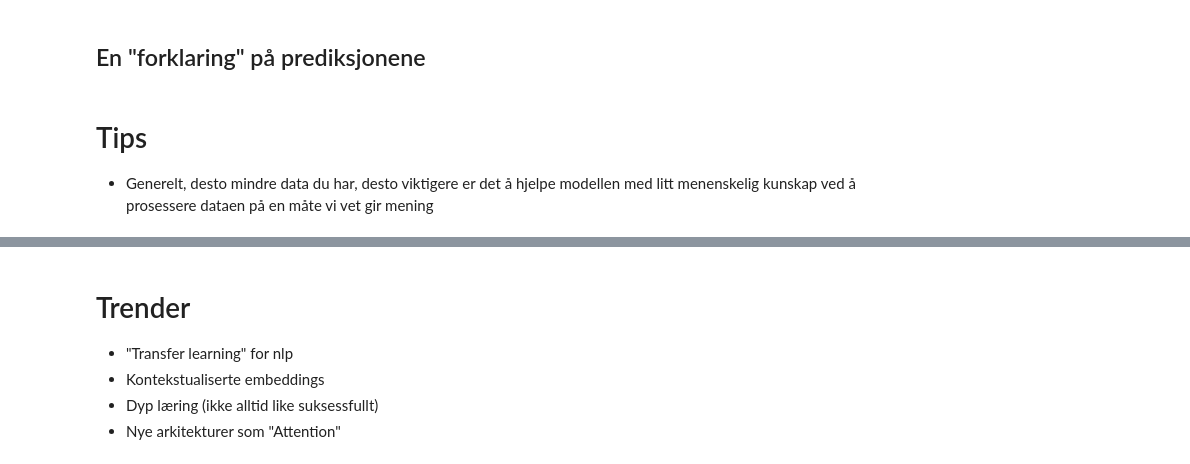
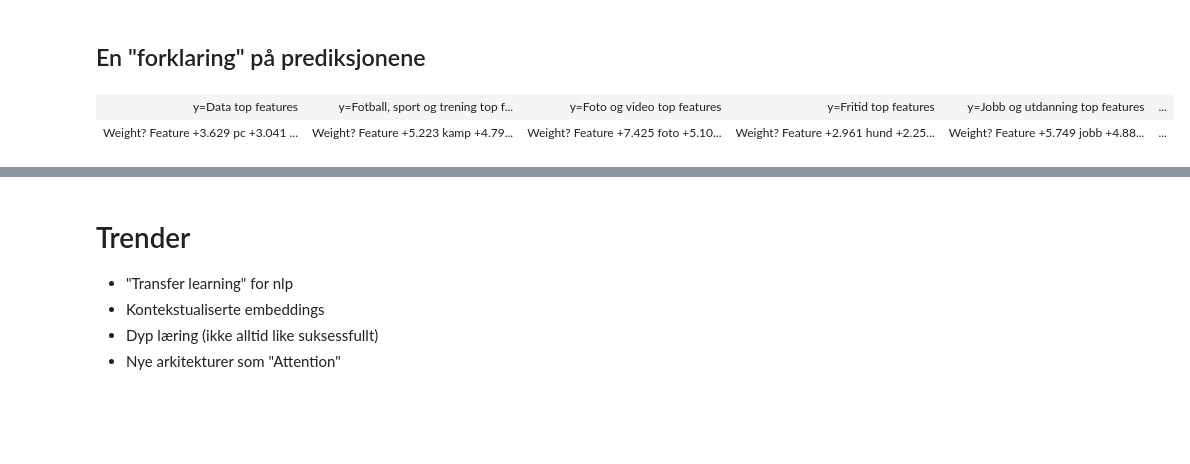
Before and after one commit to peterts/nlp-intro, a Jupyter notebook: notebooks/Presentation.ipynb, the cells around one changed output, grey strips where cells are left out. Saved outputs shown, nothing was run; the diff lists cells and outputs as text; code cells hidden in the pictures; blank space fills up the shorter version.

```diff
--- a/notebooks/Presentation.ipynb
+++ b/notebooks/Presentation.ipynb
@@ -1609,0 +1693,3 @@ clf.fit(X, y)
+# %%
+%%time
+clf.fit(texts_as_numbers, labels2)
@@ -1630,4 +1724,4 @@ pipeline = make_pipeline(
 )
 # %%
 %%time
-pipeline.fit(texts, y);
+pipeline.fit(texts, labels2);
@@ -1650,3 +1758,5 @@ texts_train, texts_test, labels_train, labels_test = train_test_split(texts2, y2
+# %%
+texts_train, texts_test, labels_train, labels_test = train_test_split(texts, labels2, test_size=.1, stratify=labels2)
 # %%
 len(texts_train), len(labels_train)
 # %% [output]
@@ -1739,7 +1849,9 @@ iplot(create_confusion_matrix_fig(labels_test, labels_pred))
 # %% [markdown]
 ## En "forklaring" på prediksjonene
 # %%
-vec = pipeline.steps[1][1]
+vec, clf = pipeline.steps[1][1], pipeline.steps[2][1]
-# %% [markdown]
-# Tips
-- Generelt, desto mindre data du har, desto viktigere er det å hjelpe modellen med litt menenskelig kunskap ved å prosessere dataen på en måte vi vet gir mening
+# %%
+eli5.show_weights(clf, vec=vec, top=10)
+# %% [output]
+| y=Data top features | y=Fotball, sport og trening top f... | y=Foto og video top features | y=Fritid top features | y=Jobb og utdanning top features | ... |
+| Weight? Feature +3.629 pc +3.041 ... | Weight? Feature +5.223 kamp +4.79... | Weight? Feature +7.425 foto +5.10... | Weight? Feature +2.961 hund +2.25... | Weight? Feature +5.749 jobb +4.88... | ... |
```
Also changed, not shown: parts of 49 cells of this notebook, 1 other file.
